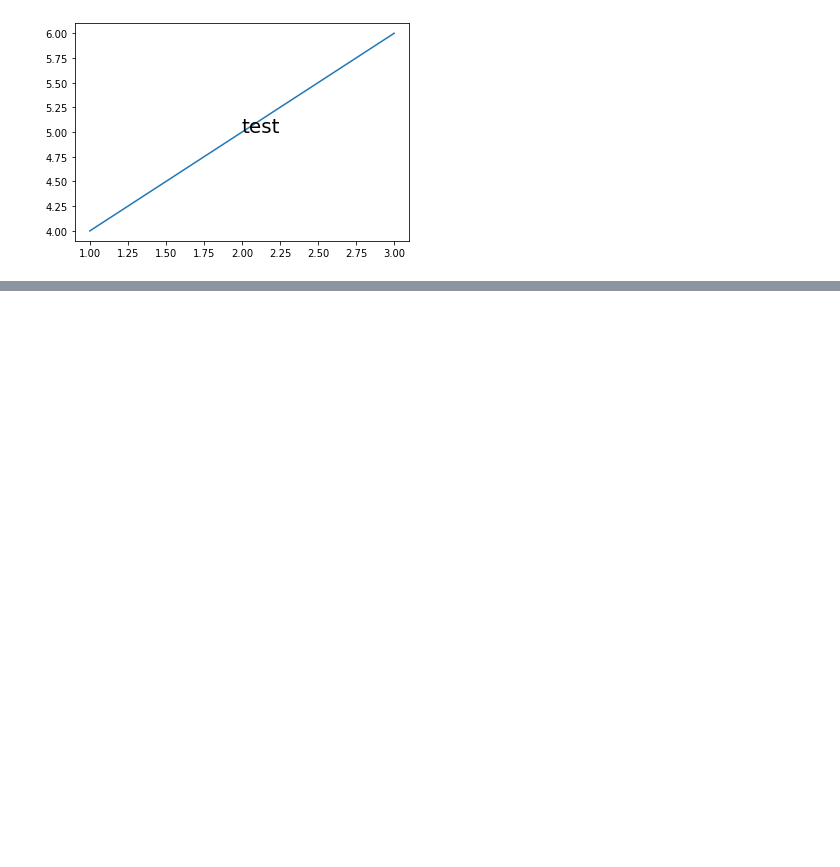
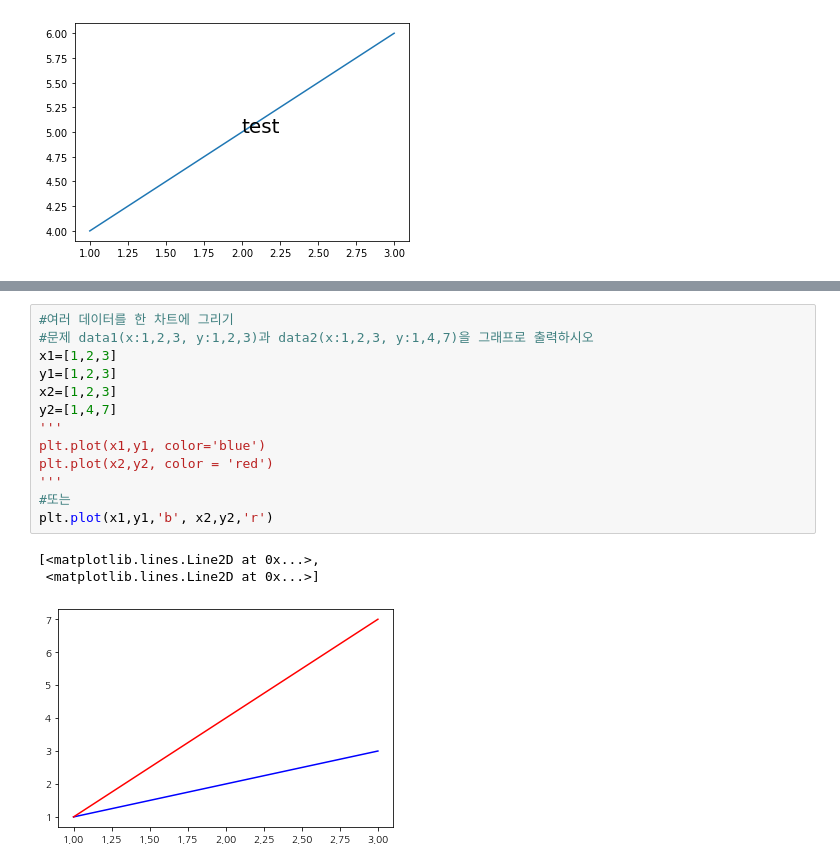
Before and after one commit to hitzza/git-practice-python, a Jupyter notebook: ex/fastcamp/plt.ipynb, the cells around one changed output, grey strips where cells are left out. Saved outputs shown, nothing was run; the diff lists cells and outputs as text; blank space fills up the shorter version.

```diff
--- a/ex/fastcamp/plt.ipynb
+++ b/ex/fastcamp/plt.ipynb
@@ -45,0 +69,17 @@ Text(2, 5, 'test')
+# %%
+#여러 데이터를 한 차트에 그리기
+#문제 data1(x:1,2,3, y:1,2,3)과 data2(x:1,2,3, y:1,4,7)을 그래프로 출력하시오
+x1=[1,2,3]
+y1=[1,2,3]
+x2=[1,2,3]
+y2=[1,4,7]
+'''
+plt.plot(x1,y1, color='blue')
+plt.plot(x2,y2, color = 'red')
+'''
+#또는
+plt.plot(x1,y1,'b', x2,y2,'r')
+# %% [output]
+[<matplotlib.lines.Line2D at 0x...>,
+ <matplotlib.lines.Line2D at 0x...>]
+[figure, added]
```
Also changed, not shown: parts of 6 cells of this notebook.
